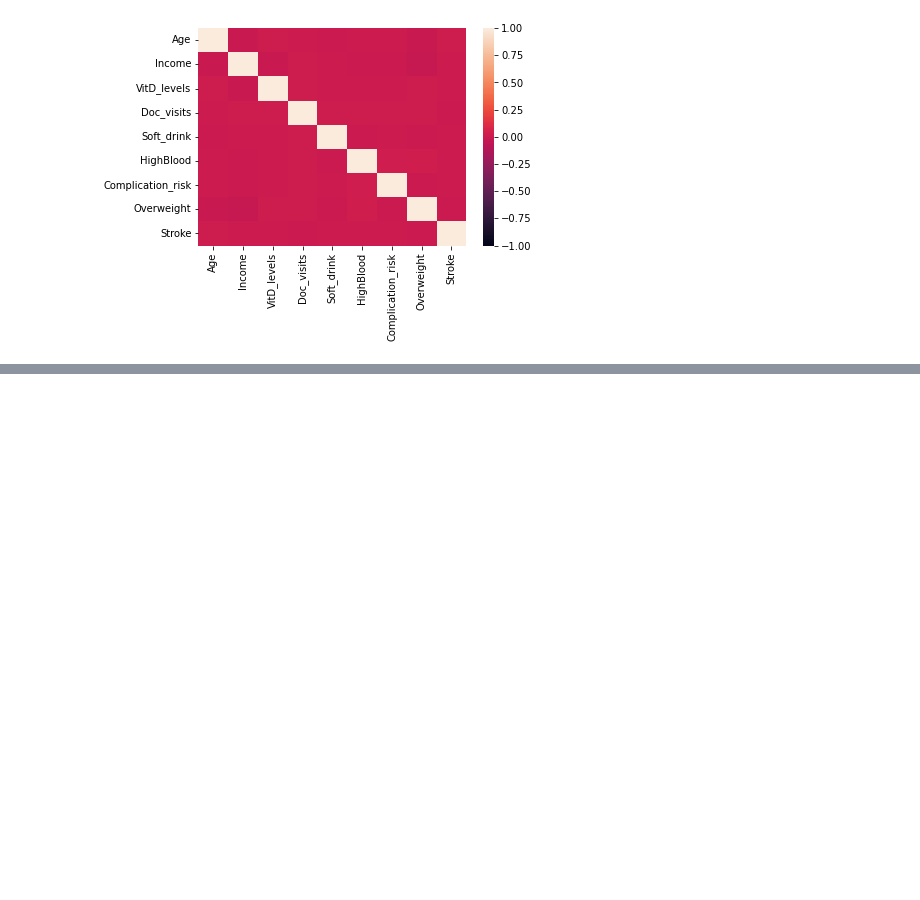
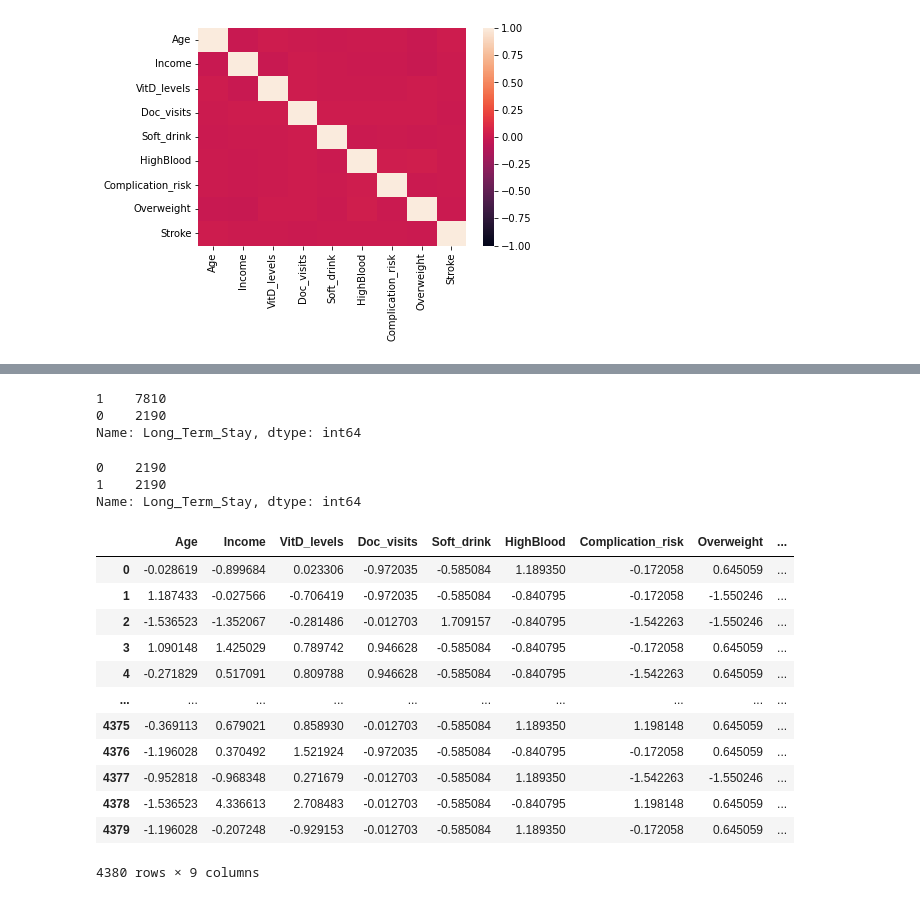
Before and after one commit to JacobRColp/WGU, a Jupyter notebook: D209/D208-Jcolp-2.ipynb, the cells around one changed output, grey strips where cells are left out. Drawn from its saved outputs; the diff is of its cells as text; code cells hidden in the pictures; blank space fills up the shorter version.

```diff
--- a/D209/D208-Jcolp-2.ipynb
+++ b/D209/D208-Jcolp-2.ipynb
@@ -261,0 +329,49 @@ g.map_offdiag(sns.scatterplot)
+# %%
+#Value counts to rebalance dataframe
+
+med_df.Long_Term_Stay.value_counts()
+# %% [output]
+1    7810
+0    2190
+Name: Long_Term_Stay, dtype: int64
+# %%
+#I am going to downsample our positive binary outcomes to continue dealing with real values and not imputed
+
+df_majority = med_df[med_df.Long_Term_Stay==1]
+df_minority = med_df[med_df.Long_Term_Stay==0]
+
+df_majority_balanced = resample(df_majority, replace=False, n_samples=2190, random_state=12)
+
+med_df_balanced = pd.concat([df_minority,df_majority_balanced])
+
+med_df_balanced.Long_Term_Stay.value_counts()
+# %% [output]
+0    2190
+1    2190
+Name: Long_Term_Stay, dtype: int64
+# %%
+#Going back through scaling and splitting with our balanced dataset
+
+scaler = preprocessing.StandardScaler()
+
+med_df_balanced_scaled = pd.DataFrame(scaler.fit_transform(med_df_balanced[['Age', 'Income', 'VitD_levels', 'Doc_visits', 'Soft_drink', 'HighBlood', 'Complication_risk', 'Overweight', 'Stroke']]), columns=['Age', 'Income', 'VitD_levels', 'Doc_visits', 'Soft_drink', 'HighBlood', 'Complication_risk', 'Overweight', 'Stroke'])
+
+#Here I am splitting out the outcome variable into its own data frame for the eventual training and test sets
+Long_Term_Stay_Df = med_df_balanced.Long_Term_Stay
+predictor_variables_df = med_df_balanced_scaled
+
+predictor_variables_df
+# %% [output]
+|  | Age | Income | VitD_levels | Doc_visits | Soft_drink | HighBlood | Complication_risk | Overweight | ... |
+| 0 | -0.028619 | -0.899684 | 0.023306 | -0.972035 | -0.585084 | 1.189350 | -0.172058 | 0.645059 | ... |
+| 1 | 1.187433 | -0.027566 | -0.706419 | -0.972035 | -0.585084 | -0.840795 | -0.172058 | -1.550246 | ... |
+| 2 | -1.536523 | -1.352067 | -0.281486 | -0.012703 | 1.709157 | -0.840795 | -1.542263 | -1.550246 | ... |
+| 3 | 1.090148 | 1.425029 | 0.789742 | 0.946628 | -0.585084 | -0.840795 | -0.172058 | 0.645059 | ... |
+| 4 | -0.271829 | 0.517091 | 0.809788 | 0.946628 | -0.585084 | -0.840795 | -1.542263 | 0.645059 | ... |
+| ... | ... | ... | ... | ... | ... | ... | ... | ... | ... |
+| 4375 | -0.369113 | 0.679021 | 0.858930 | -0.012703 | -0.585084 | 1.189350 | 1.198148 | 0.645059 | ... |
+| 4376 | -1.196028 | 0.370492 | 1.521924 | -0.972035 | -0.585084 | -0.840795 | -0.172058 | 0.645059 | ... |
+| 4377 | -0.952818 | -0.968348 | 0.271679 | -0.012703 | -0.585084 | 1.189350 | -1.542263 | -1.550246 | ... |
+| 4378 | -1.536523 | 4.336613 | 2.708483 | -0.012703 | -0.585084 | -0.840795 | 1.198148 | 0.645059 | ... |
+| 4379 | -1.196028 | -0.207248 | -0.929153 | -0.012703 | -0.585084 | 1.189350 | -0.172058 | 0.645059 | ... |
+4380 rows × 9 columns
```
Also changed, not shown: parts of 19 cells of this notebook, 1 other file.
